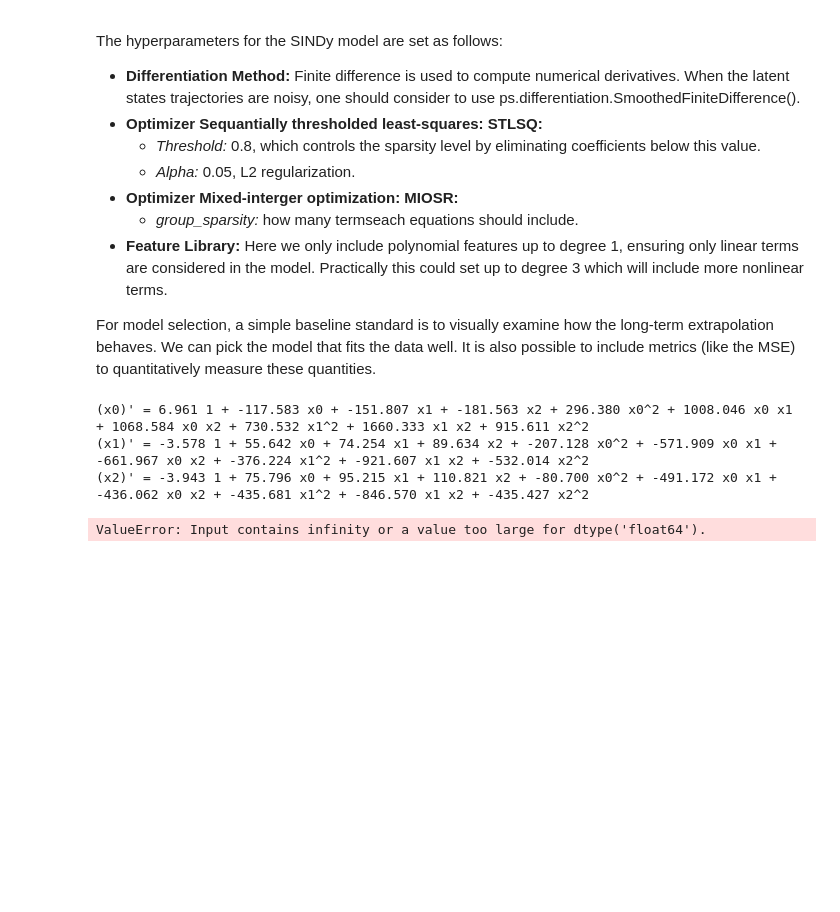
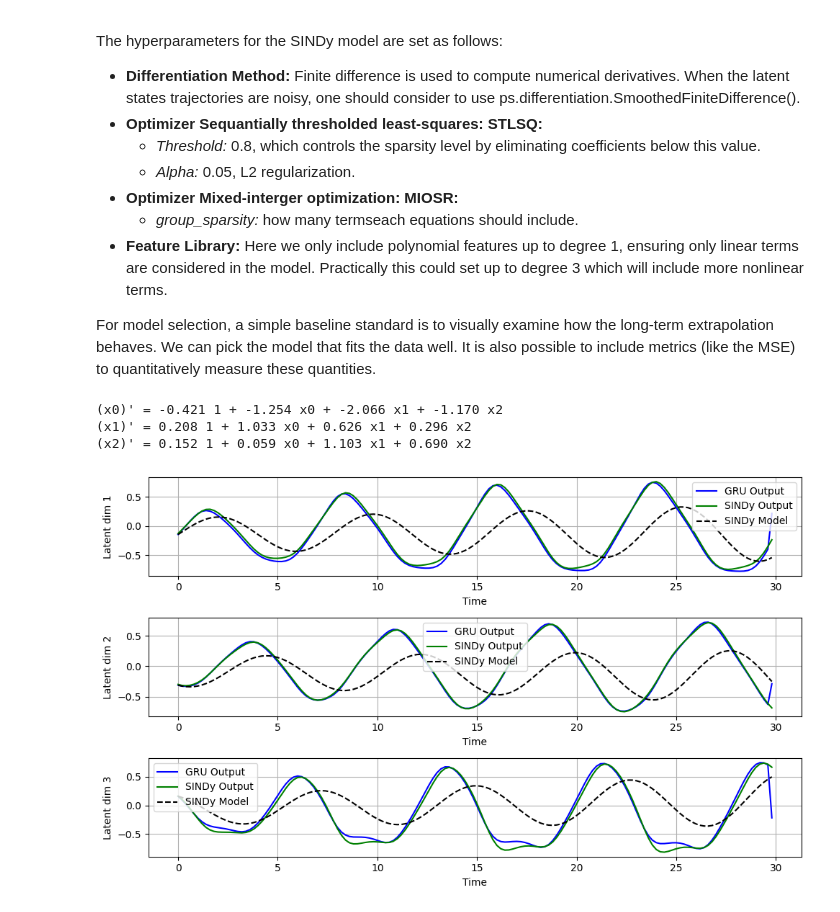
Before and after one commit to fmenol/sindy-shred, a Jupyter notebook: sst_sindy_shred_repressilator.ipynb, the cells around one changed output. Saved outputs shown, nothing was run; the diff lists cells and outputs as text; code cells hidden in the pictures; blank space fills up the shorter version.

```diff
--- a/sst_sindy_shred_repressilator.ipynb
+++ b/sst_sindy_shred_repressilator.ipynb
@@ -465,7 +480,7 @@ For model selection, a simple baseline standard is to visually examine how the l
 # Parameters
 time_steps = 150
 latent_dim = 3
-poly_order = 2
+poly_order = 1
 threshold = 0.005
 alpha = 0.05
 dt = 0.2
@@ -474,6 +489,24 @@ dt = 0.2
 gru_outs_full, sindy_outs = shred.gru_outputs(train_dataset.X, sindy=True)
 gru_outs_full = gru_outs_full[:, 0, :]  # Shape: (total_time_steps, latent_dim)
 sindy_outs = sindy_outs[:, 0, :]
+
+
+################ Normalization ##############
+# gru_out
+gru_outs_full[:,0] = (gru_outs_full[:,0] - torch.min(gru_outs_full[:,0])) / (torch.max(gru_outs_full[:,0])-torch.min(gru_outs_full[:,0]))
+gru_outs_full[:,1] = (gru_outs_full[:,1] - torch.min(gru_outs_full[:,1])) / (torch.max(gru_outs_full[:,1])-torch.min(gru_outs_full[:,1]))
+gru_outs_full[:,2] = (gru_outs_full[:,2] - torch.min(gru_outs_full[:,2])) / (torch.max(gru_outs_full[:,2])-torch.min(gru_outs_full[:,2]))
+
+gru_outs_full = 2 * gru_outs_full - 1
+
+# sindy_out
+sindy_outs[:,0] = (sindy_outs[:,0] - torch.min(sindy_outs[:,0])) / (torch.max(sindy_outs[:,0])-torch.min(sindy_outs[:,0]))
+sindy_outs[:,1] = (sindy_outs[:,1] - torch.min(sindy_outs[:,1])) / (torch.max(sindy_outs[:,1])-torch.min(sindy_outs[:,1]))
+sindy_outs[:,2] = (sindy_outs[:,2] - torch.min(sindy_outs[:,2])) / (torch.max(sindy_outs[:,2])-torch.min(sindy_outs[:,2]))
+
+sindy_outs = 2 * sindy_outs - 1
+#############################################
+
 
 # Calculate number of trajectories
 total_time_steps = gru_outs_full.shape[0]
@@ -495,34 +528,34 @@ for traj_idx in range(num_trajectories):
 # SINDy model setup
 differentiation_method = ps.differentiation.FiniteDifference()
 model = ps.SINDy(
     optimizer=ps.STLSQ(threshold=threshold, alpha=0.05),
     differentiation_method=differentiation_method,
     feature_library=ps.PolynomialLibrary(degree=poly_order)
 )
 
 # Fit SINDy model
 model.fit(x=all_gru_outs, t=dt, ensemble=False, multiple_trajectories=True)
 model.print()
 
 # Simulate one trajectory
 t_train = np.arange(0, time_steps * dt, dt)
 init_cond = all_gru_outs[0][0, :]
 x_sim = model.simulate(init_cond, t_train)
 
 # Plot results
 fig, ax = plt.subplots(latent_dim, 1, figsize=(10, 2 * latent_dim))
 for i in range(latent_dim):
     ax[i].plot(t_train, all_gru_outs[0][:, i], label="GRU Output", color="blue")
     ax[i].plot(t_train, all_sindy_outs[0][:, i], label="SINDy Output", color="green")
     ax[i].plot(t_train, x_sim[:, i], "--", label="SINDy Model", color="black")
     ax[i].set_xlabel("Time")
     ax[i].set_ylabel(f"Latent dim {i+1}")
     ax[i].legend()
     ax[i].grid(True)
 plt.tight_layout()
 plt.show()
 # %% [output]
-(x0)' = 6.961 1 + -117.583 x0 + -151.807 x1 + -181.563 x2 + 296.380 x0^2 + 1008.046 x0 x1 + 1068.584 x0 x2 + 730.532 x1^2 + 1660.333 x1 x2 + 915.611 x2^2
-(x1)' = -3.578 1 + 55.642 x0 + 74.254 x1 + 89.634 x2 + -207.128 x0^2 + -571.909 x0 x1 + -661.967 x0 x2 + -376.224 x1^2 + -921.607 x1 x2 + -532.014 x2^2
-(x2)' = -3.943 1 + 75.796 x0 + 95.215 x1 + 110.821 x2 + -80.700 x0^2 + -491.172 x0 x1 + -436.062 x0 x2 + -435.681 x1^2 + -846.570 x1 x2 + -435.427 x2^2
+(x0)' = -0.421 1 + -1.254 x0 + -2.066 x1 + -1.170 x2
+(x1)' = 0.208 1 + 1.033 x0 + 0.626 x1 + 0.296 x2
+(x2)' = 0.152 1 + 0.059 x0 + 1.103 x1 + 0.690 x2
-ValueError: Input contains infinity or a value too large for dtype('float64').
+[figure, added]
```
Also changed, not shown: parts of 20 cells of this notebook.
